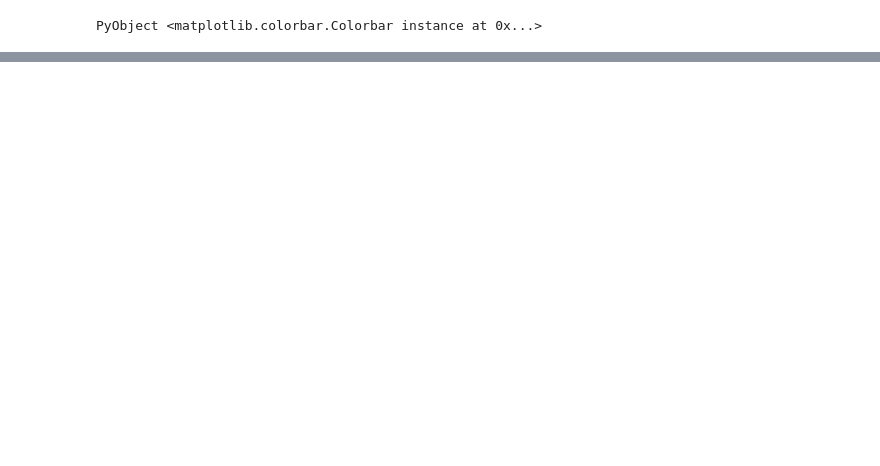
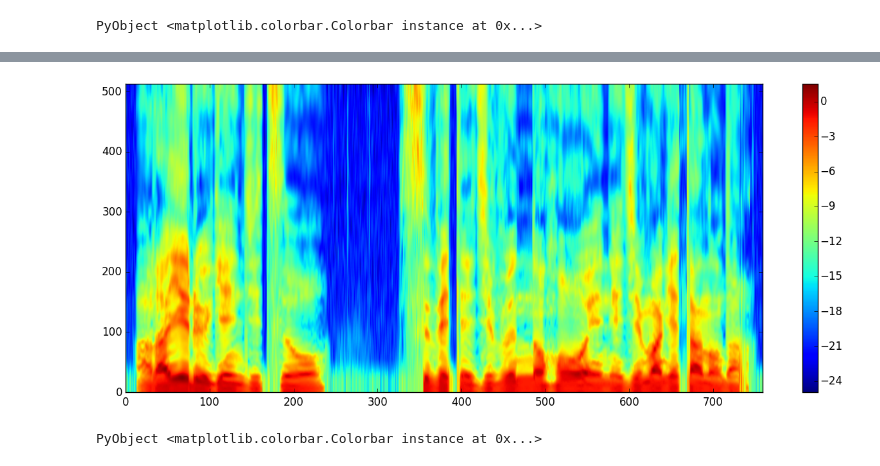
Before and after one commit to r9y9/WORLD.jl, a Jupyter notebook: examples/Demonstration of WORLD.jl.ipynb, the cells around one changed output, grey strips where cells are left out. Cells and saved outputs as stored; diff of their text form; code cells hidden in the pictures; blank space fills up the shorter version.

```diff
--- a/examples/Demonstration of WORLD.jl.ipynb
+++ b/examples/Demonstration of WORLD.jl.ipynb
@@ -131,0 +136,10 @@ PyObject <matplotlib.legend.Legend object at 0x...>
+# %%
+α = 0.41
+fftlen = get_fftsize_for_cheaptrick(fs)
+order = 40
+
+mc = sp2mc(spectrogram, order, α)
+
+figure(figsize=(16, 6), dpi=80, facecolor="w", edgecolor="k")
+imshow(mc, origin="lower", aspect="auto")
+colorbar()
@@ -131,0 +149,9 @@ PyObject <matplotlib.legend.Legend object at 0x...>
+# %%
+approximate_spectrogram = mc2sp(mc, α, fftlen)
+
+figure(figsize=(16, 6), dpi=80, facecolor="w", edgecolor="k")
+imshow(log(approximate_spectrogram), origin="lower", aspect="auto")
+colorbar()
+# %% [output]
+[figure, added]
+PyObject <matplotlib.colorbar.Colorbar instance at 0x...>
```
Also changed, not shown: parts of 9 cells of this notebook, 2 other files.
